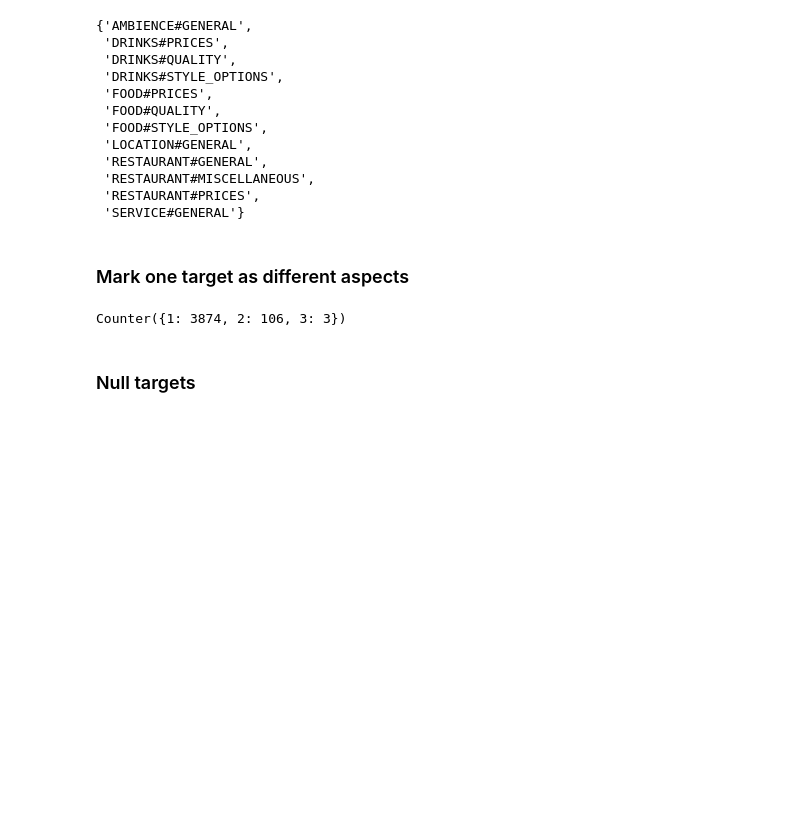
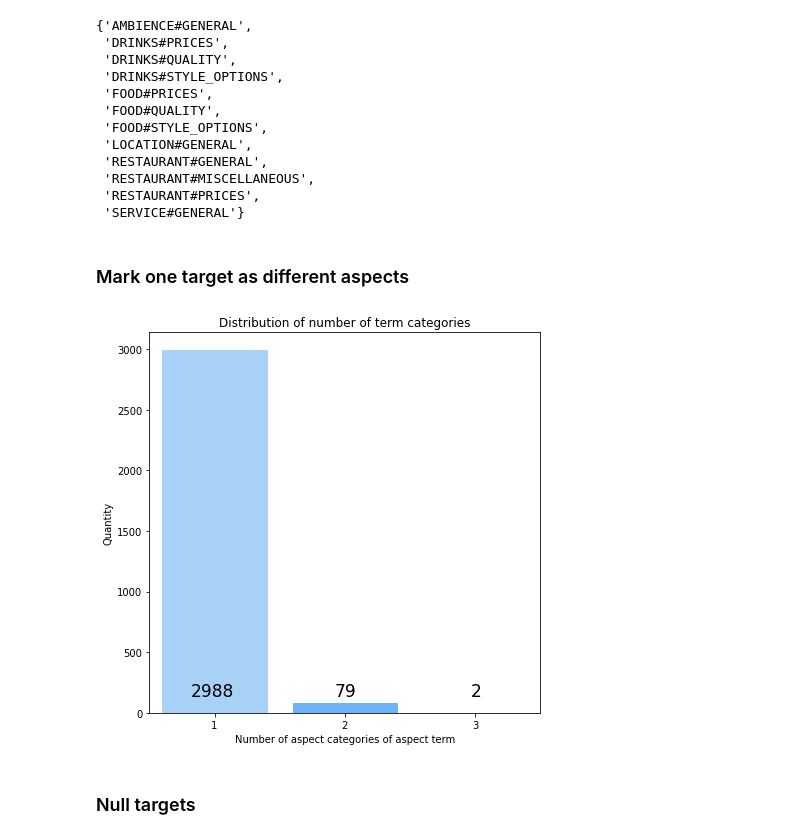
Before and after one commit to DavydovDmitry/absa, a Jupyter notebook: analysis/explore dataset.ipynb, the cells around one changed output. Drawn from its saved outputs; the diff is of its cells as text; code cells hidden in the pictures; blank space fills up the shorter version.

```diff
--- a/analysis/explore dataset.ipynb
+++ b/analysis/explore dataset.ipynb
@@ -114,17 +115,41 @@ aspects
  'SERVICE#GENERAL'}
 # %% [markdown]
 ### Mark one target as different aspects
-# %%
-category_count = Counter()
-
-for sentence in sentences:
-    if sentence.targets:
-        sentece_cat = [v for n, v in Counter([frozenset(target.nodes) for target in sentence.targets]).items()]
-        category_count.update(sentece_cat)
-
-category_count
-# %% [output]
-Counter({1: 3874, 2: 106, 3: 3})
+# %%
+category_count = Counter()
+
+for sentence in sentences:
+    if sentence.targets:
+        sentence_category = defaultdict(lambda: 0)
+        for target in sentence.targets:
+            if len(target.nodes) > 0:
+                sentence_category[frozenset(target.nodes)] += 1
+        category_count.update(Counter(sentence_category.values()))
+
+xy = [(x, y) for x, y in sorted(category_count.items(), key=lambda item: item[0])]
+x = [i[0] for i in xy]
+y = [j[1] for j in xy]
+
+fig, ax = plt.subplots(nrows=1, ncols=1, figsize=(7, 7))
+bar_plot = ax.bar(x, y, color='#0000ff', zorder=5)
+bar_plot[0].set_color('#A8D1F7')
+bar_plot[1].set_color('#6CB3FA')
+bar_plot[2].set_color('#1B8BFA')
+plt.xlim(left=0.5, right=3.5)
+for x, y in xy:
+    ax.text(x=x-0.05*len(str(y)) + 0.02,
+            y=140,
+            s=y,
+            fontsize=17,
+            color='black',
+            zorder=10,)
+plt.xticks([1, 2, 3])
+plt.xlabel('Number of aspect categories of aspect term')
+plt.ylabel('Quantity')
+plt.title('Distribution of number of term categories')
+plt.savefig(os.path.join(images_path, 'number_term_categories_distribution.pdf'))
+# %% [output]
+[figure, added]
 # %% [markdown]
 ### Null targets
 # %%
```
Also changed, not shown: parts of 2 cells of this notebook, 2 other files.
